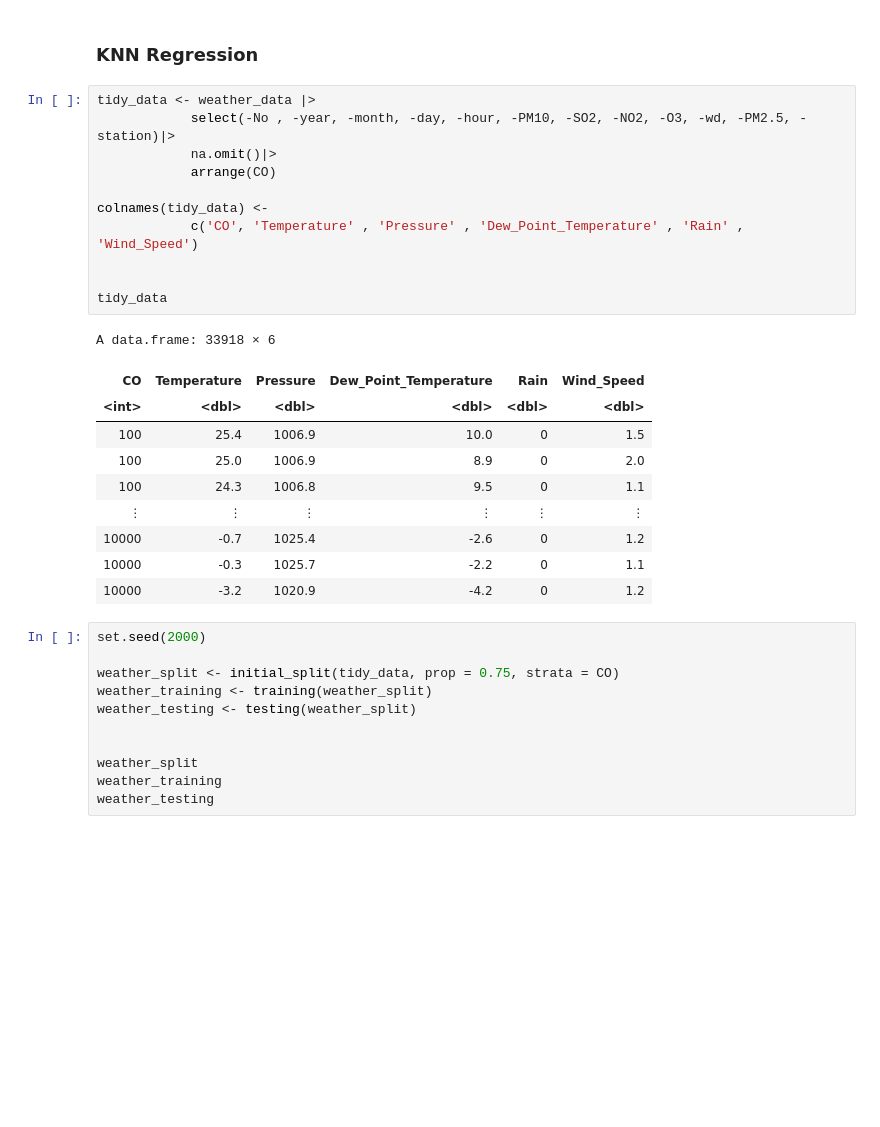
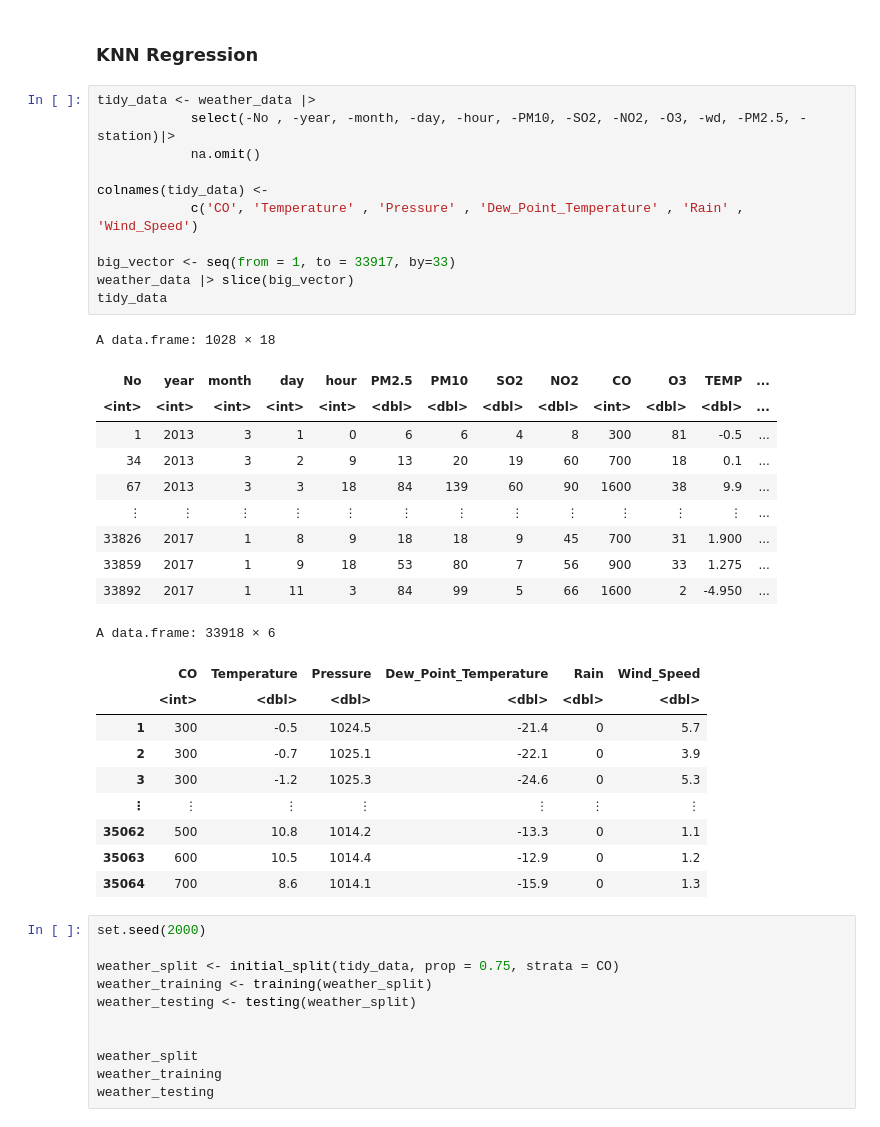
Before and after one commit to Noname397/dsci100groupproject96, a Jupyter notebook: WEATHER DATA.ipynb, the cells around one changed output. Drawn from its saved outputs; the diff is of its cells as text; blank space fills up the shorter version.

Commit message:
Reduced Dataframe, removed arrange

```diff
--- a/WEATHER DATA.ipynb
+++ b/WEATHER DATA.ipynb
@@ -82,25 +82,35 @@ A data.frame: 5 × 4
 # %%
 tidy_data <- weather_data |>
             select(-No , -year, -month, -day, -hour, -PM10, -SO2, -NO2, -O3, -wd, -PM2.5, -station)|>
-            na.omit()|>
-            arrange(CO)
+            na.omit()
 
 colnames(tidy_data) <-
             c('CO', 'Temperature' , 'Pressure' , 'Dew_Point_Temperature' , 'Rain' , 'Wind_Speed')
 
-
+big_vector <- seq(from = 1, to = 33917, by=33)
+weather_data |> slice(big_vector)
 tidy_data
 # %% [output]
-A data.frame: 33918 × 6
+A data.frame: 1028 × 18
-| CO | Temperature | Pressure | Dew_Point_Temperature | Rain | Wind_Speed |
-| <int> | <dbl> | <dbl> | <dbl> | <dbl> | <dbl> |
-| 100 | 25.4 | 1006.9 | 10.0 | 0 | 1.5 |
-| 100 | 25.0 | 1006.9 | 8.9 | 0 | 2.0 |
-| 100 | 24.3 | 1006.8 | 9.5 | 0 | 1.1 |
-| ⋮ | ⋮ | ⋮ | ⋮ | ⋮ | ⋮ |
-| 10000 | -0.7 | 1025.4 | -2.6 | 0 | 1.2 |
-| 10000 | -0.3 | 1025.7 | -2.2 | 0 | 1.1 |
-| 10000 | -3.2 | 1020.9 | -4.2 | 0 | 1.2 |
+| No | year | month | day | hour | PM2.5 | PM10 | SO2 | NO2 | CO | O3 | TEMP | ... |
+| <int> | <int> | <int> | <int> | <int> | <dbl> | <dbl> | <dbl> | <dbl> | <int> | <dbl> | <dbl> | ... |
+| 1 | 2013 | 3 | 1 | 0 | 6 | 6 | 4 | 8 | 300 | 81 | -0.5 | ... |
+| 34 | 2013 | 3 | 2 | 9 | 13 | 20 | 19 | 60 | 700 | 18 | 0.1 | ... |
+| 67 | 2013 | 3 | 3 | 18 | 84 | 139 | 60 | 90 | 1600 | 38 | 9.9 | ... |
+| ⋮ | ⋮ | ⋮ | ⋮ | ⋮ | ⋮ | ⋮ | ⋮ | ⋮ | ⋮ | ⋮ | ⋮ | ... |
+| 33826 | 2017 | 1 | 8 | 9 | 18 | 18 | 9 | 45 | 700 | 31 | 1.900 | ... |
+| 33859 | 2017 | 1 | 9 | 18 | 53 | 80 | 7 | 56 | 900 | 33 | 1.275 | ... |
+| 33892 | 2017 | 1 | 11 | 3 | 84 | 99 | 5 | 66 | 1600 | 2 | -4.950 | ... |
+A data.frame: 33918 × 6
+|  | CO | Temperature | Pressure | Dew_Point_Temperature | Rain | Wind_Speed |
+|  | <int> | <dbl> | <dbl> | <dbl> | <dbl> | <dbl> |
+| 1 | 300 | -0.5 | 1024.5 | -21.4 | 0 | 5.7 |
+| 2 | 300 | -0.7 | 1025.1 | -22.1 | 0 | 3.9 |
+| 3 | 300 | -1.2 | 1025.3 | -24.6 | 0 | 5.3 |
+| ⋮ | ⋮ | ⋮ | ⋮ | ⋮ | ⋮ | ⋮ |
+| 35062 | 500 | 10.8 | 1014.2 | -13.3 | 0 | 1.1 |
+| 35063 | 600 | 10.5 | 1014.4 | -12.9 | 0 | 1.2 |
+| 35064 | 700 | 8.6 | 1014.1 | -15.9 | 0 | 1.3 |
 # %%
 set.seed(2000)
 
```
